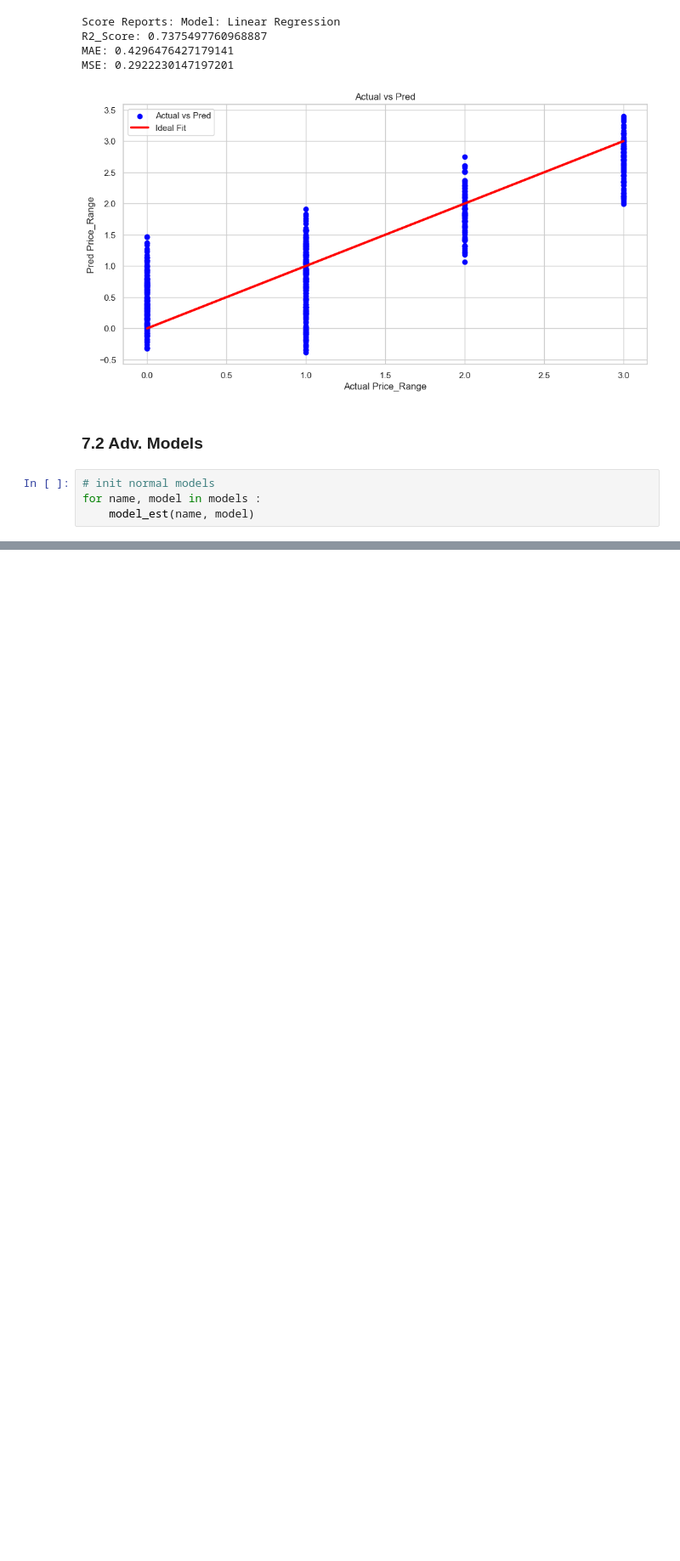
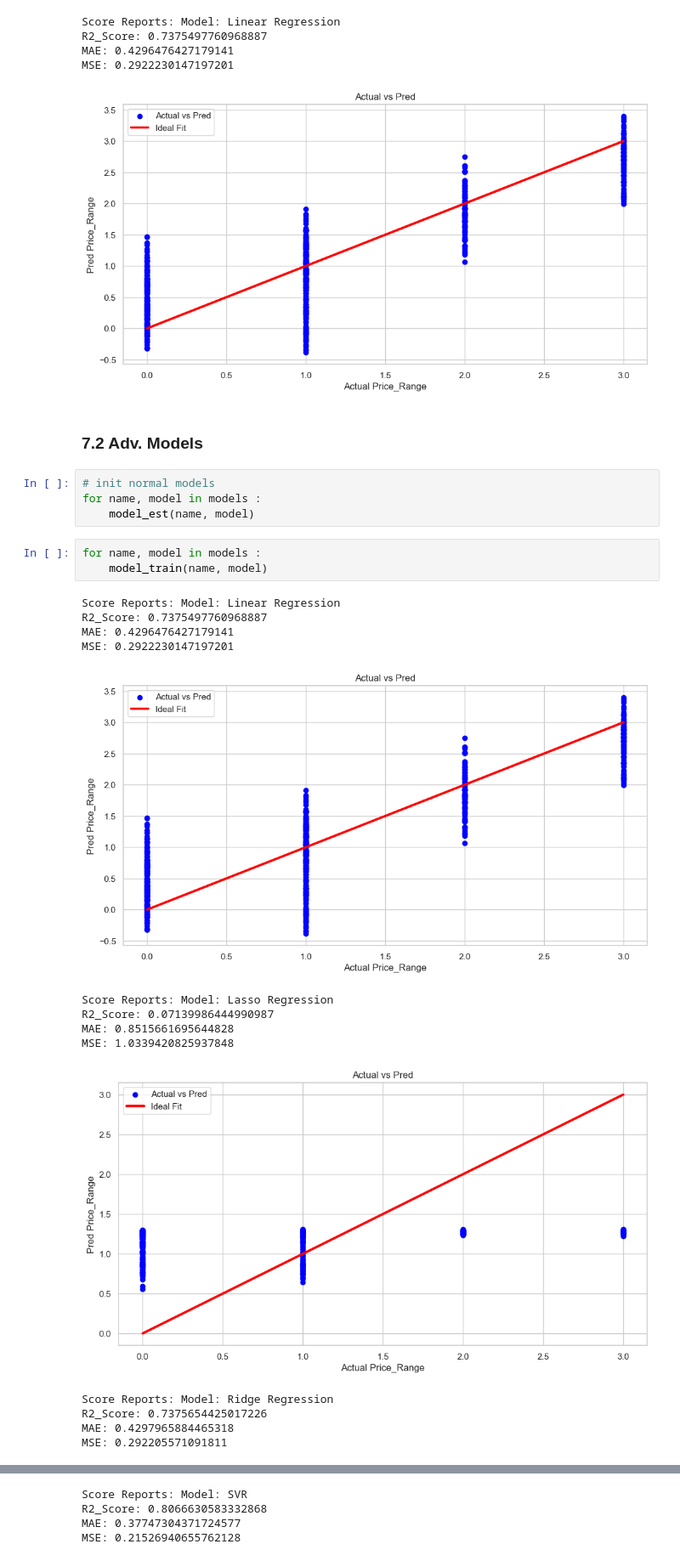
Before and after one commit to CrisMagdziak/Mobile_Prices, a Jupyter notebook: mobiles.ipynb, the cells around one changed output, grey strips where cells are left out. Shown at 85% size. Cells and saved outputs as stored; diff of their text form; blank space fills up the shorter version.

```diff
--- a/mobiles.ipynb
+++ b/mobiles.ipynb
@@ -427,3 +435,21 @@ MSE: 0.2922230147197201
 # init normal models
 for name, model in models :
     model_est(name, model)
+# %%
+for name, model in models :
+    model_train(name, model)
+# %% [output]
+Score Reports: Model: Linear Regression
+R2_Score: 0.7375497760968887
+MAE: 0.4296476427179141
+MSE: 0.2922230147197201
+[figure, added]
+Score Reports: Model: Lasso Regression
+R2_Score: 0.07139986444990987
+MAE: 0.8515661695644828
+MSE: 1.0339420825937848
+[figure, added]
+Score Reports: Model: Ridge Regression
+R2_Score: 0.7375654425017226
+MAE: 0.4297965884465318
+MSE: 0.292205571091811
@@ -429,0 +457,4 @@ for name, model in models :
+Score Reports: Model: SVR
+R2_Score: 0.8066630583332868
+MAE: 0.37747304371724577
+MSE: 0.21526940655762128
```
Also changed, not shown: parts of 2 cells of this notebook.
